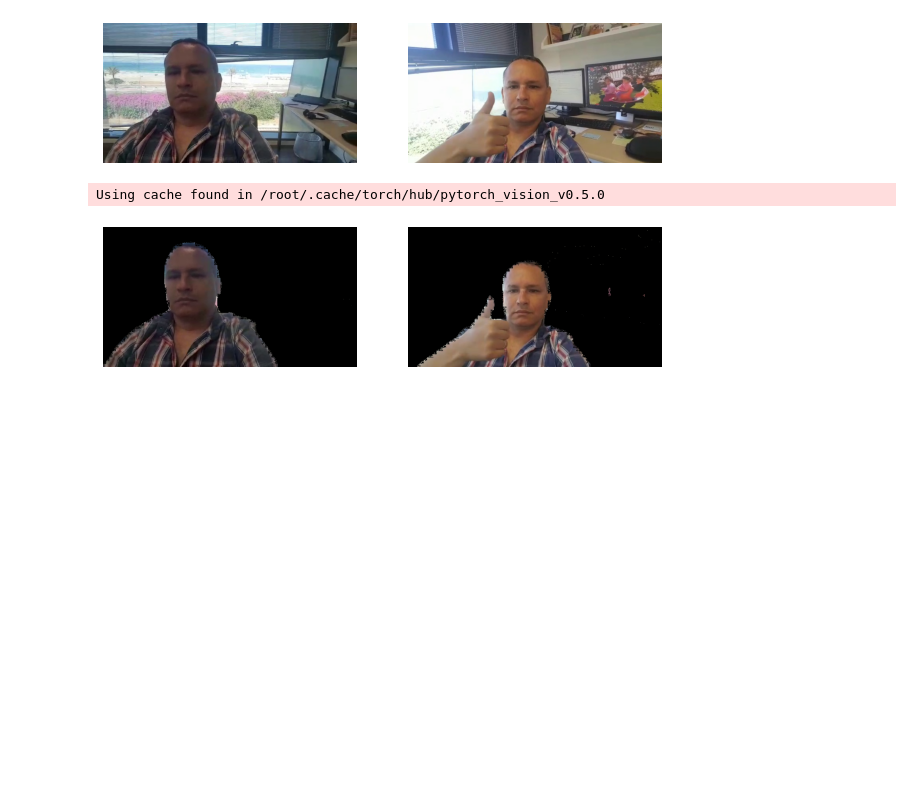
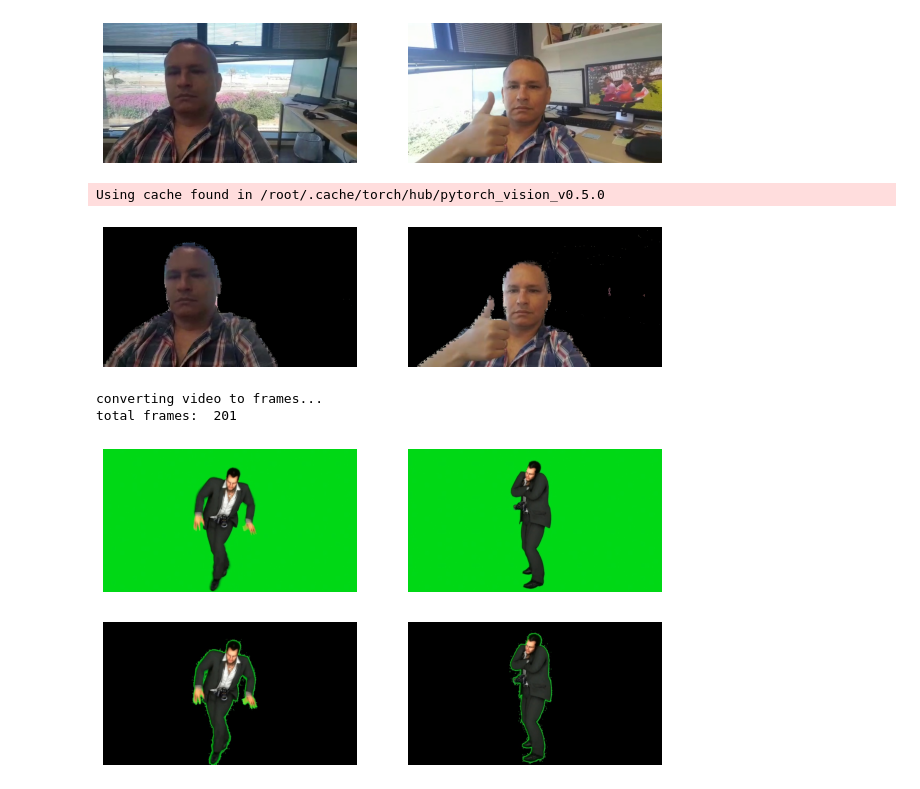
Before and after one commit to ynahum/cv_hw, a Jupyter notebook: Hw3/code/Q2.ipynb, the cells around one changed output. Drawn from its saved outputs; the diff is of its cells as text; code cells hidden in the pictures; blank space fills up the shorter version.

```diff
--- a/Hw3/code/Q2.ipynb
+++ b/Hw3/code/Q2.ipynb
@@ -135,3 +138,82 @@ for i,file in enumerate(seg_self_images):
   ax.set_axis_off()
 # %% [output]
 [figure]
+# %%
+# %% Q2.3
+
+# Convert .mp4 video to .jpg frames
+
+dancing_man_input_file_path = "./data/dancing_man_model.mp4"
+dancing_man_output_dir_path = "./output/dancing_man_frames"
+
+if os.path.exists(dancing_man_output_dir_path):
+  files = glob.glob(dancing_man_output_dir_path + "/*")
+  for f in files:
+    os.remove(f)
+  os.removedirs(dancing_man_output_dir_path)
+if not os.path.exists(dancing_man_output_dir_path):
+  os.makedirs(dancing_man_output_dir_path)
+
+video_to_image_seq(dancing_man_input_file_path, dancing_man_output_dir_path)
+# %% [output]
+converting video to frames...
+total frames:  201
+# %%
+# semantic segmentation using color segmentation
+
+seg_dancing_man_dir_path = "./output/segmented_dancing_man_frames"
+
+if os.path.exists(seg_dancing_man_dir_path):
+  files = glob.glob(seg_dancing_man_dir_path + "/*")
+  for f in files:
+    os.remove(f)
+  os.removedirs(seg_dancing_man_dir_path)
+if not os.path.exists(seg_dancing_man_dir_path):
+  os.makedirs(seg_dancing_man_dir_path)
+
+input_files = sorted(glob.glob(os.path.join(dancing_man_output_dir_path, '*.jpg')))
+for filename in input_files:
+  img = cv2.cvtColor(cv2.imread(filename), cv2.COLOR_BGR2HSV)
+  path, fname = os.path.split(filename)
+  bg_hsv_green_low = (63, 250, 200)
+  bg_hsv_green_high = (63, 255, 230)
+  mask = cv2.inRange(img, bg_hsv_green_low,bg_hsv_green_high)
+  mask_inv = cv2.bitwise_not(mask)
+  seg_img = np.zeros_like(img)
+  seg_img = cv2.bitwise_and(img, img, mask=mask_inv)
+  #if fname == "0000.jpg":
+  #  plt.subplot(1, 2, 1)
+  #  plt.imshow(mask, cmap="gray")
+  #  plt.subplot(1, 2, 2)
+  #  plt.imshow(cv2.cvtColor(seg_img, cv2.COLOR_HSV2RGB))
+  #  plt.show()
+  cv2.imwrite(os.path.join(seg_dancing_man_dir_path, fname), cv2.cvtColor(seg_img, cv2.COLOR_HSV2BGR))
+
+dancing_man_frame1_name = "0100.jpg"
+dancing_man_frame2_name = "0200.jpg"
+dancing_man_frame1_file_path = dancing_man_output_dir_path + "/" + dancing_man_frame1_name
+dancing_man_frame2_file_path = dancing_man_output_dir_path + "/" + dancing_man_frame2_name
+dancing_man1 = cv2.cvtColor(cv2.imread(dancing_man_frame1_file_path), cv2.COLOR_BGR2RGB)
+dancing_man2 = cv2.cvtColor(cv2.imread(dancing_man_frame2_file_path), cv2.COLOR_BGR2RGB)
+
+fig = plt.figure(figsize=(10,15))
+dancing_man_images = [dancing_man1, dancing_man2]
+for i,file in enumerate(dancing_man_images):
+  ax = fig.add_subplot(1, len(dancing_man_images),i+1)
+  ax.imshow(dancing_man_images[i])
+  ax.set_axis_off()
+
+seg_dancing_man_frame1_file_path = seg_dancing_man_dir_path + "/" + dancing_man_frame1_name
+seg_dancing_man_frame2_file_path = seg_dancing_man_dir_path + "/" + dancing_man_frame2_name
+seg_dancing_man1 = cv2.cvtColor(cv2.imread(seg_dancing_man_frame1_file_path), cv2.COLOR_BGR2RGB)
+seg_dancing_man2 = cv2.cvtColor(cv2.imread(seg_dancing_man_frame2_file_path), cv2.COLOR_BGR2RGB)
+
+fig = plt.figure(figsize=(10,15))
+seg_dancing_man_images = [seg_dancing_man1, seg_dancing_man2]
+for i,file in enumerate(seg_dancing_man_images):
+  ax = fig.add_subplot(1, len(seg_dancing_man_images),i+1)
+  ax.imshow(seg_dancing_man_images[i])
+  ax.set_axis_off()
+# %% [output]
+[figure, added]
+[figure, added]
```
Also changed, not shown: parts of 5 cells of this notebook, 1 other file.
